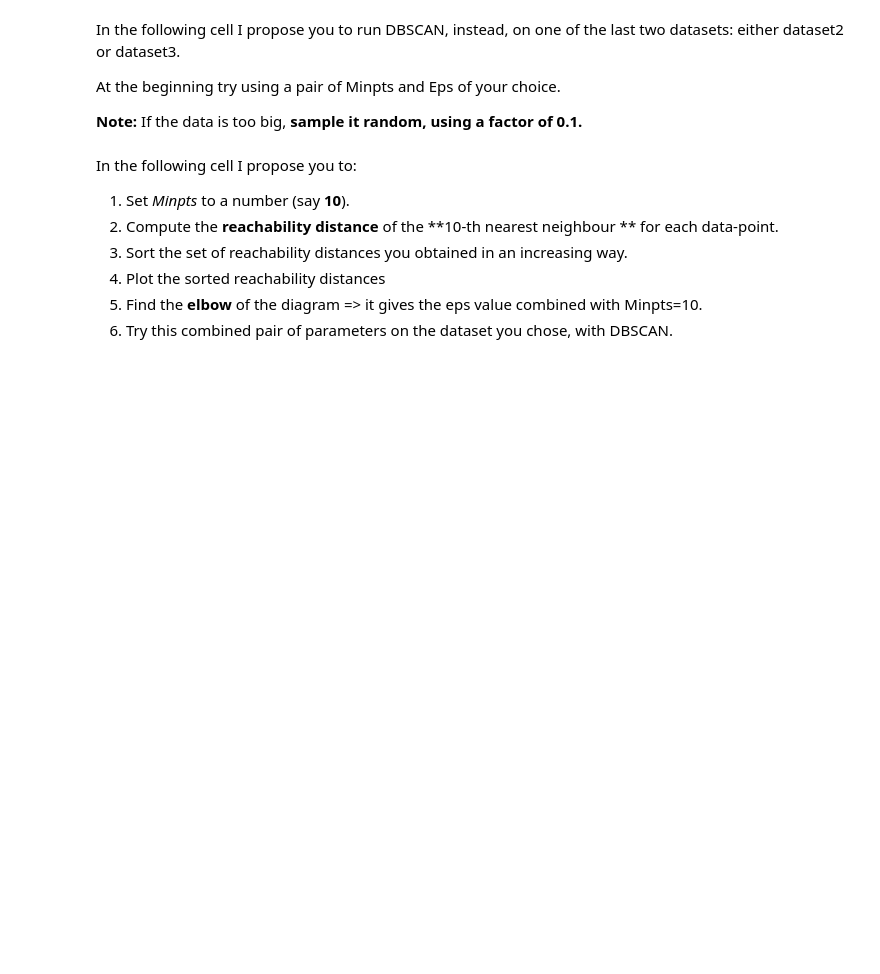
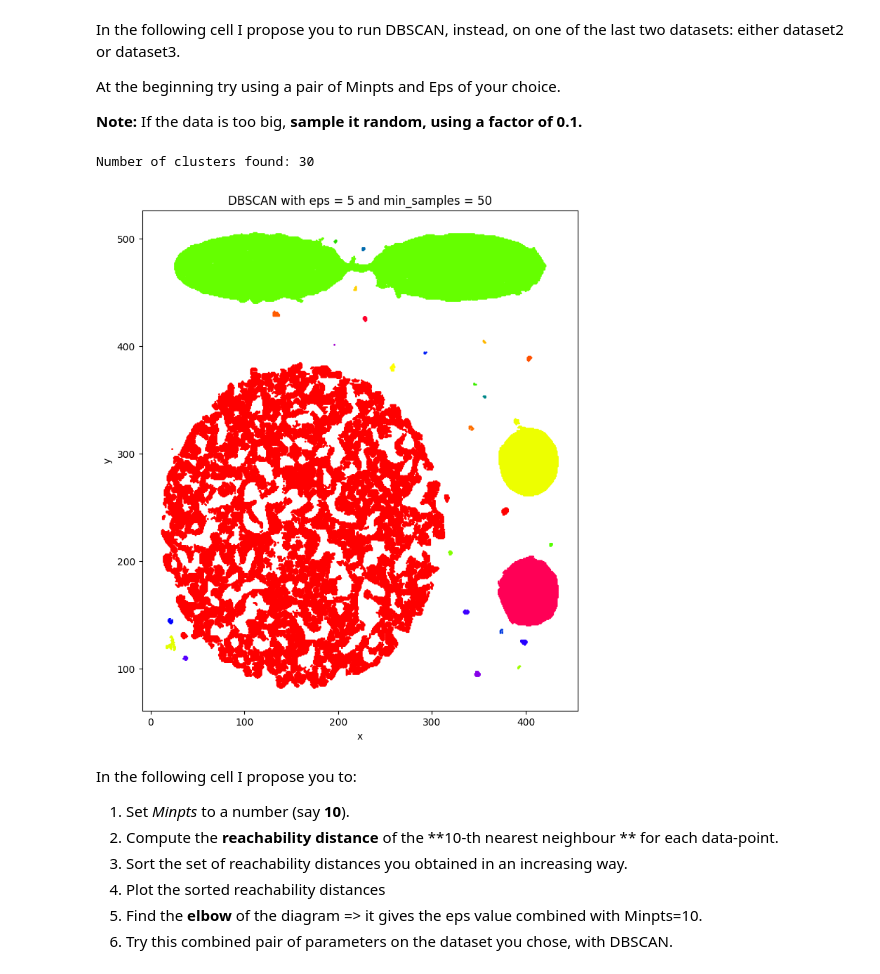
Before and after one commit to jakbtg/AAUT, a Jupyter notebook: Meo/3-clustering_copy_for_students_aa_22_23.ipynb, the cells around one changed output. Cells and saved outputs as stored; diff of their text form; code cells hidden in the pictures; blank space fills up the shorter version.

Commit message:
done first things with dbscan

```diff
--- a/Meo/3-clustering_copy_for_students_aa_22_23.ipynb
+++ b/Meo/3-clustering_copy_for_students_aa_22_23.ipynb
@@ -267,6 +311,33 @@ At the beginning try using a pair of Minpts and Eps of your choice.
 
 **Note:**
 If the data is too big, **sample it random, using a factor of 0.1.**
+# %%
+from sklearn.cluster import DBSCAN
+
+eps = 5
+min_samples = 50
+model = DBSCAN(eps=eps, min_samples=min_samples)
+model.fit(data3)
+
+# plot the clustered data points
+fig = plt.figure(figsize=(8,8))
+ax = fig.add_subplot(111)
+fig.subplots_adjust(top=1)
+ax.set_title(f'DBSCAN with eps = {eps} and min_samples = {min_samples}')
+ax.set_xlabel('x')
+ax.set_ylabel('y')
+
+core_points = model.core_sample_indices_
+labels = model.labels_
+n_clusters = len(set(labels)) - (1 if -1 in labels else 0) # -1 is the label for outliers
+print(f'Number of clusters found: {n_clusters}')
+
+#plot the core points
+plt.scatter(data3[core_points,0], data3[core_points,1], c=labels[core_points], s=1, cmap='prism')
+plt.show()
+# %% [output]
+Number of clusters found: 30
+[figure, added]
 # %% [markdown]
 In the following cell I propose you to:
 
```
Also changed, not shown: parts of 5 cells of this notebook.
